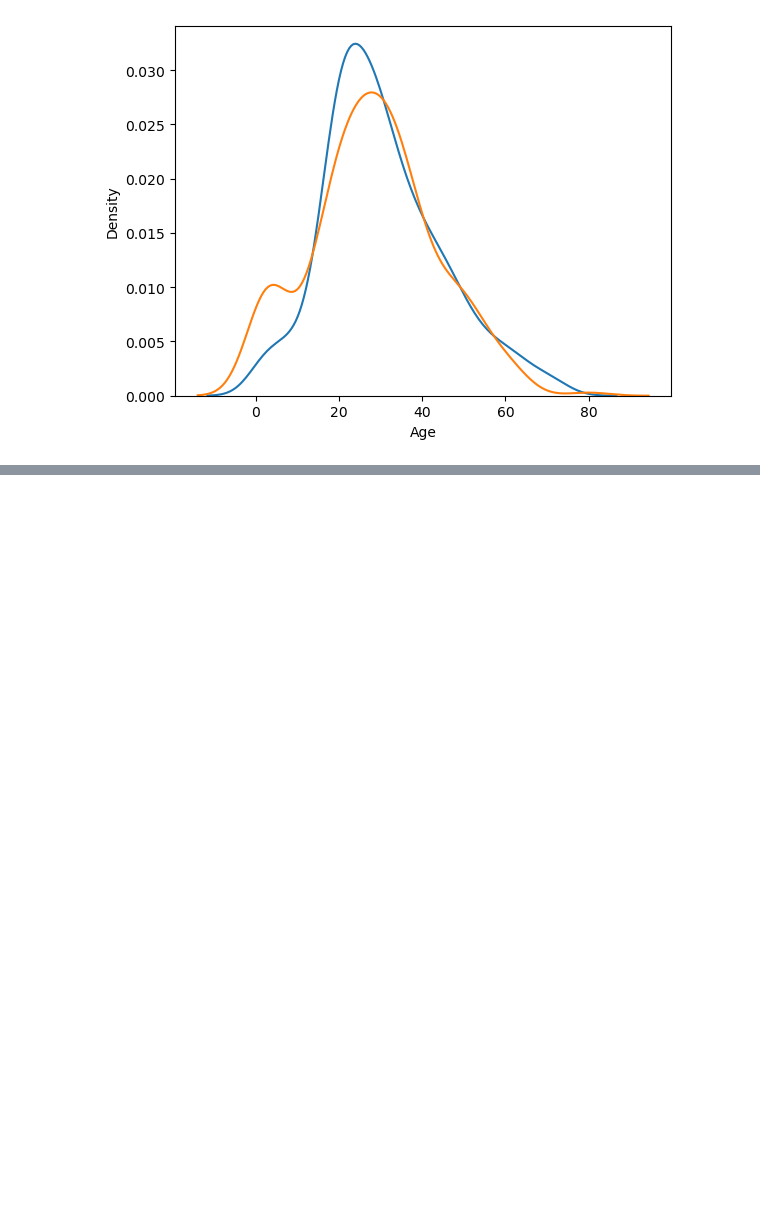
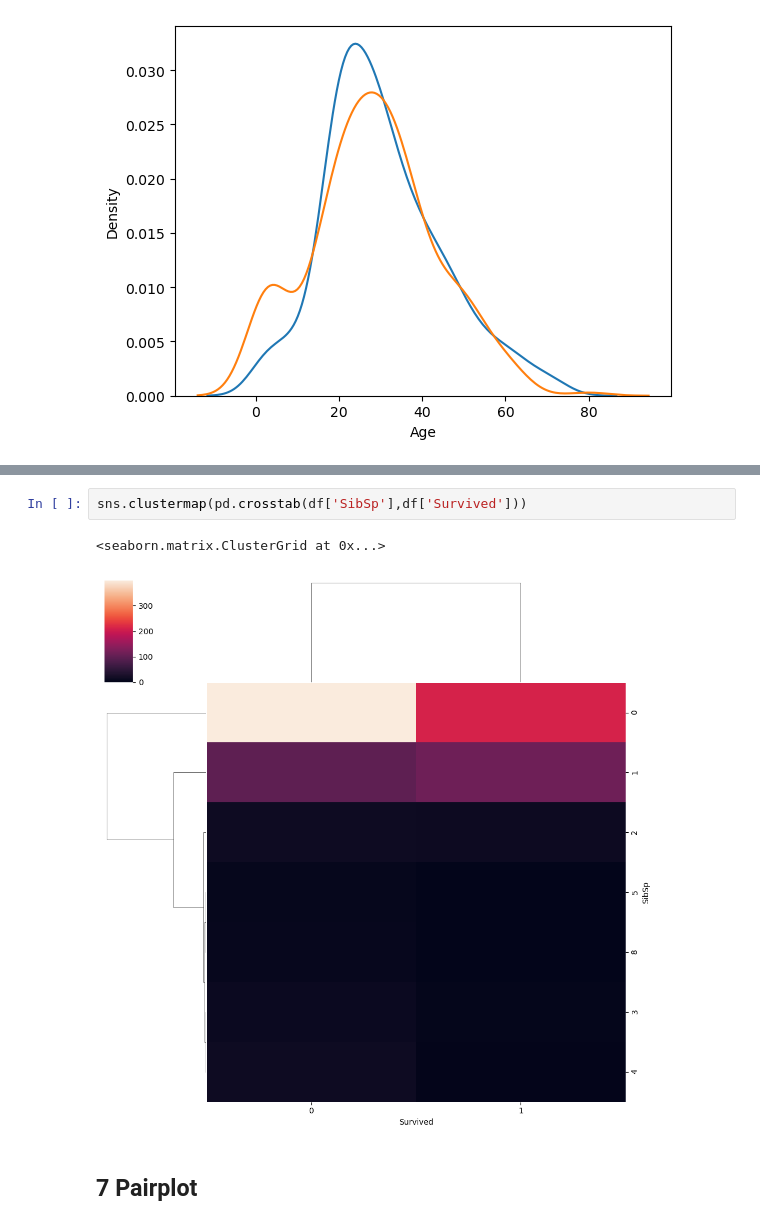
Before and after one commit to Ashwin1902/handsonML, a Jupyter notebook: Titanic.ipynb, the cells around one changed output, grey strips where cells are left out. Drawn from its saved outputs; the diff is of its cells as text; blank space fills up the shorter version.

```diff
--- a/Titanic.ipynb
+++ b/Titanic.ipynb
@@ -304,0 +352,7 @@ https://gist.github.com/mwaskom/de44147ed2974457ad6372750bbe5751
+# %%
+sns.clustermap(pd.crosstab(df['SibSp'],df['Survived']))
+# %% [output]
+<seaborn.matrix.ClusterGrid at 0x...>
+[figure, added]
+# %% [markdown]
+## 7 Pairplot
```
Also changed, not shown: parts of 21 cells of this notebook.
